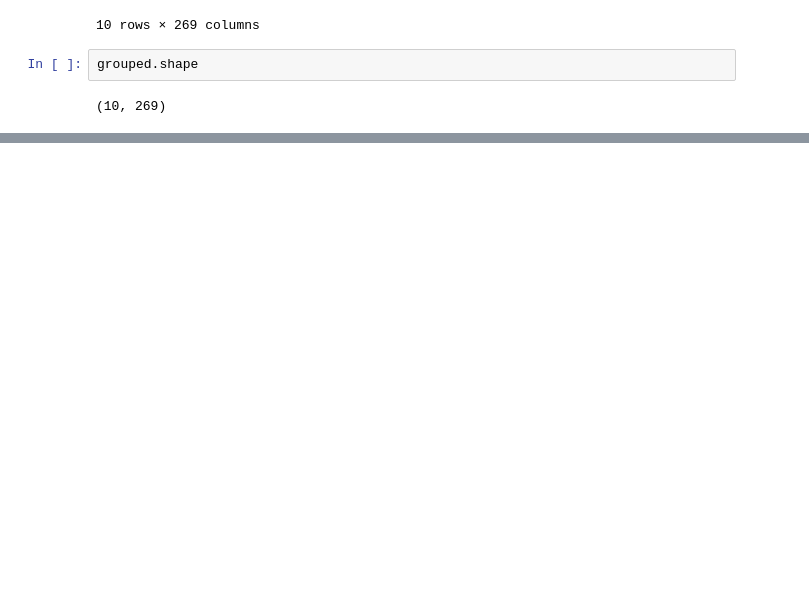
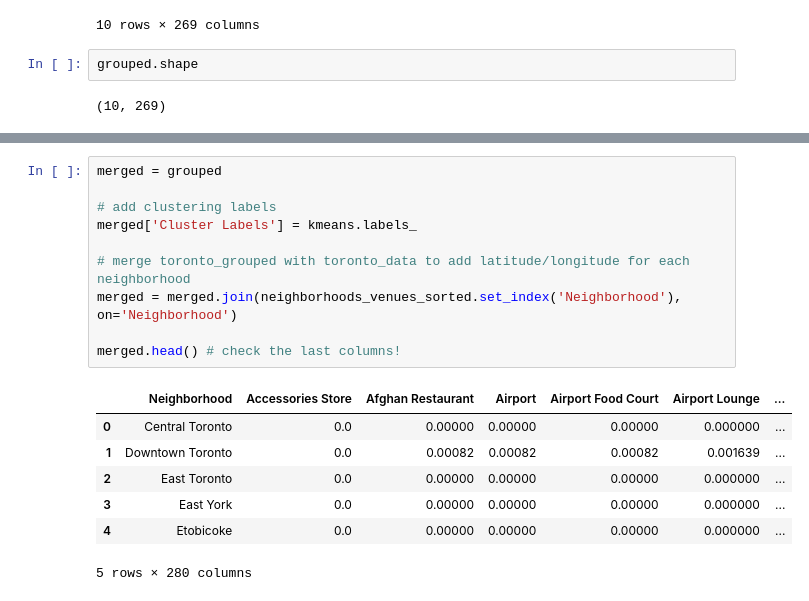
Before and after one commit to bharadwaj-asb/Coursera_Capstone, a Jupyter notebook: w3q3.ipynb, the cells around one changed output, grey strips where cells are left out. Drawn from its saved outputs; the diff is of its cells as text; blank space fills up the shorter version.

```diff
--- a/w3q3.ipynb
+++ b/w3q3.ipynb
@@ -334,0 +413,18 @@ grouped.shape
+# %%
+merged = grouped
+
+# add clustering labels
+merged['Cluster Labels'] = kmeans.labels_
+
+# merge toronto_grouped with toronto_data to add latitude/longitude for each neighborhood
+merged = merged.join(neighborhoods_venues_sorted.set_index('Neighborhood'), on='Neighborhood')
+
+merged.head() # check the last columns!
+# %% [output]
+|  | Neighborhood | Accessories Store | Afghan Restaurant | Airport | Airport Food Court | Airport Lounge | ... |
+| 0 | Central Toronto | 0.0 | 0.00000 | 0.00000 | 0.00000 | 0.000000 | ... |
+| 1 | Downtown Toronto | 0.0 | 0.00082 | 0.00082 | 0.00082 | 0.001639 | ... |
+| 2 | East Toronto | 0.0 | 0.00000 | 0.00000 | 0.00000 | 0.000000 | ... |
+| 3 | East York | 0.0 | 0.00000 | 0.00000 | 0.00000 | 0.000000 | ... |
+| 4 | Etobicoke | 0.0 | 0.00000 | 0.00000 | 0.00000 | 0.000000 | ... |
+5 rows × 280 columns
```
Also changed, not shown: parts of 4 cells of this notebook.
